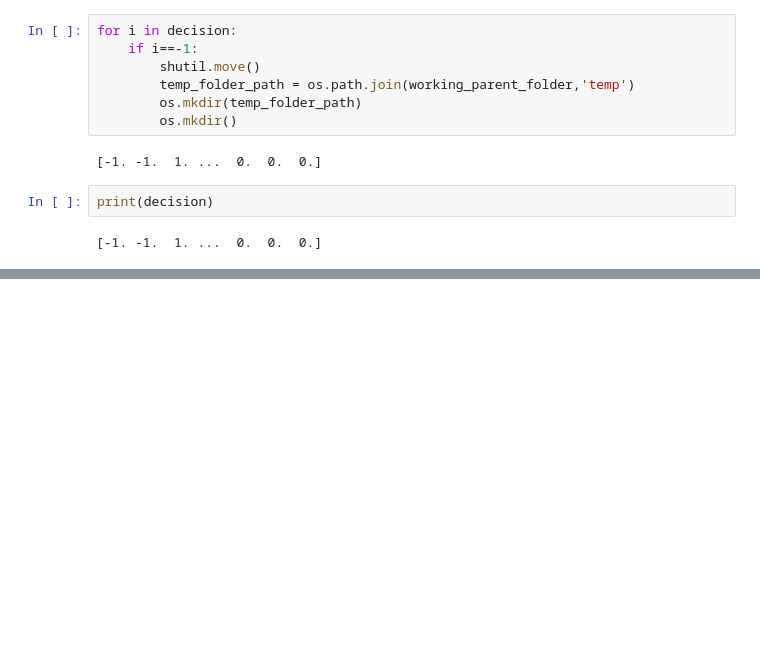
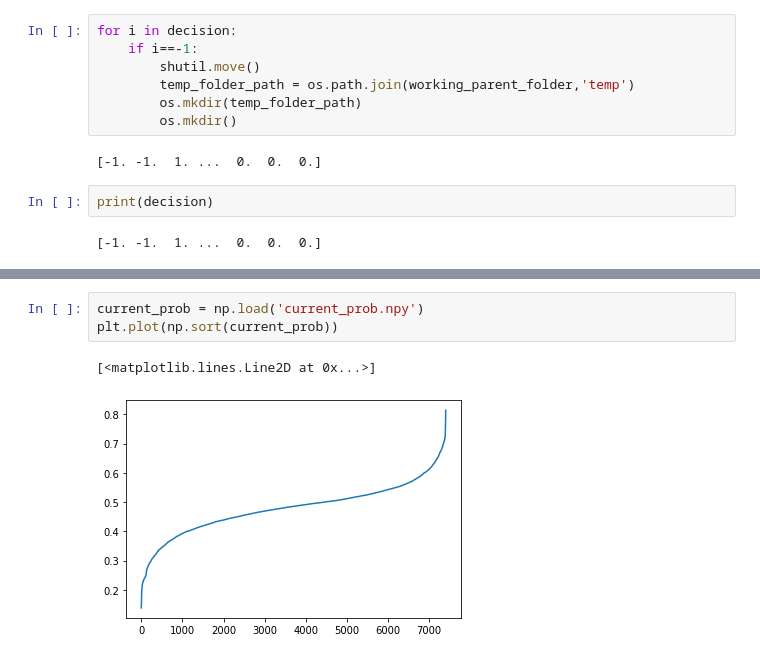
Before and after one commit to smith-scram-lab/Iterative-Unet, a Jupyter notebook: learn.ipynb, the cells around one changed output, grey strips where cells are left out. Cells and saved outputs as stored; diff of their text form; blank space fills up the shorter version.

```diff
--- a/learn.ipynb
+++ b/learn.ipynb
@@ -653,0 +687,6 @@ print(decision)
+# %%
+current_prob = np.load('current_prob.npy')
+plt.plot(np.sort(current_prob))
+# %% [output]
+[<matplotlib.lines.Line2D at 0x...>]
+[figure, added]
```
Also changed, not shown: parts of 7 cells of this notebook, 6 other files.
